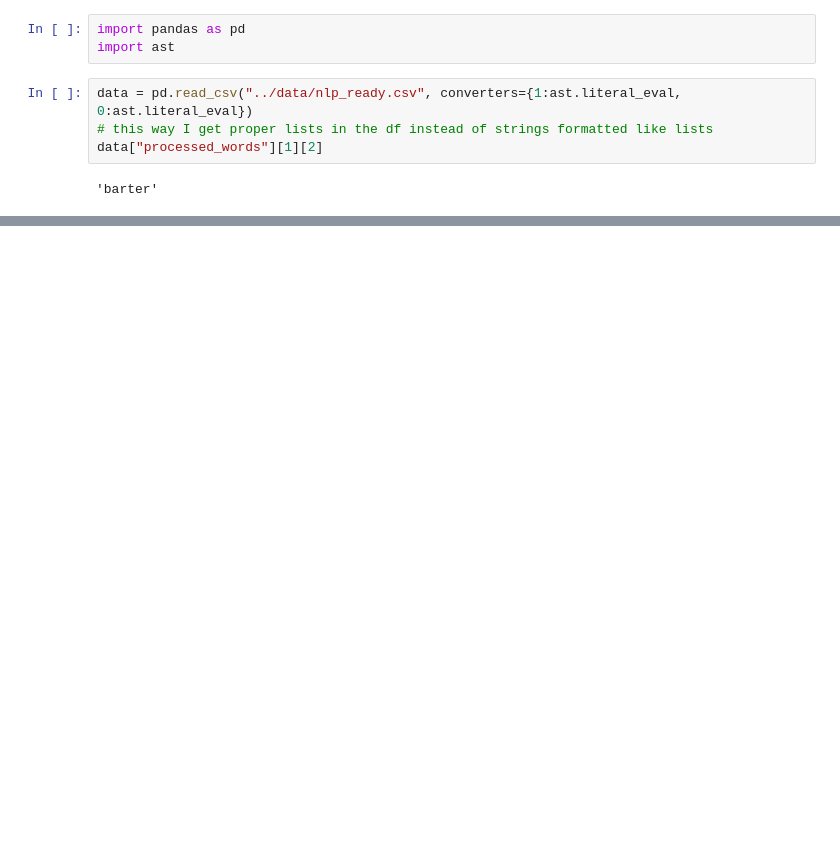
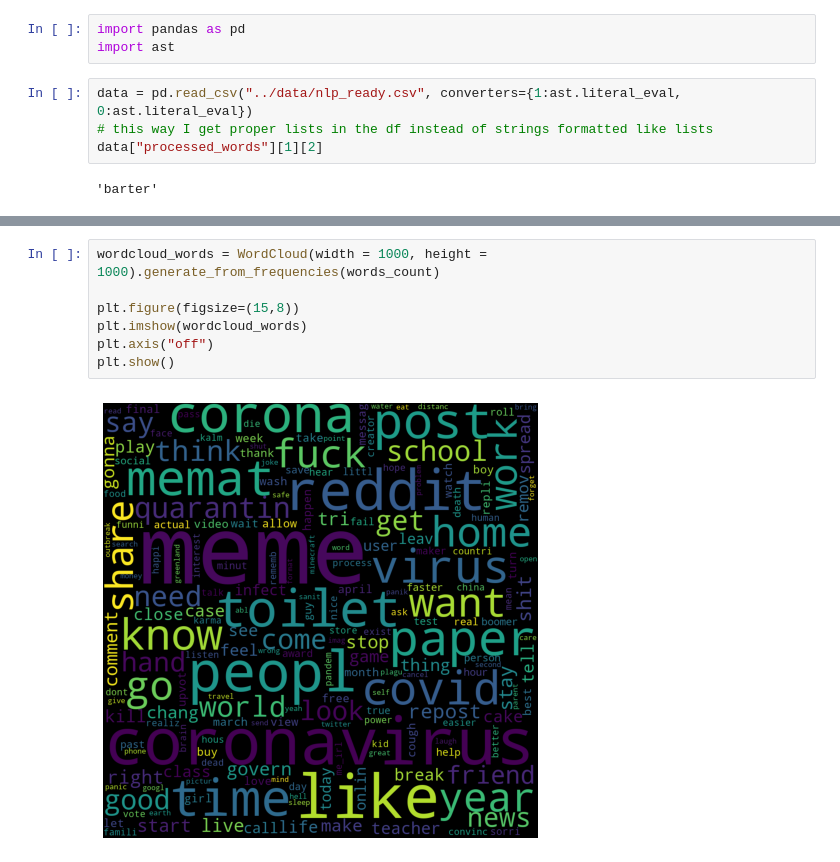
Before and after one commit to bocsardigergely/bachelor-thesis, a Jupyter notebook: notebooks/explo.ipynb, the cells around one changed output, grey strips where cells are left out. Cells and saved outputs as stored; diff of their text form; blank space fills up the shorter version.

```diff
--- a/notebooks/explo.ipynb
+++ b/notebooks/explo.ipynb
@@ -31,0 +46,9 @@ ModuleNotFoundError: No module named 'wordcloud'
+# %%
+wordcloud_words = WordCloud(width = 1000, height = 1000).generate_from_frequencies(words_count)
+
+plt.figure(figsize=(15,8))
+plt.imshow(wordcloud_words)
+plt.axis("off")
+plt.show()
+# %% [output]
+[figure, added]
```
Also changed, not shown: parts of 4 cells of this notebook.
